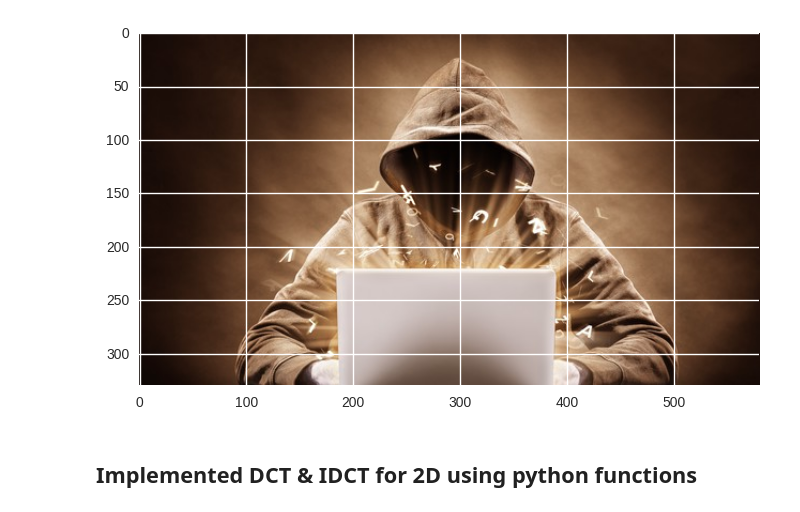
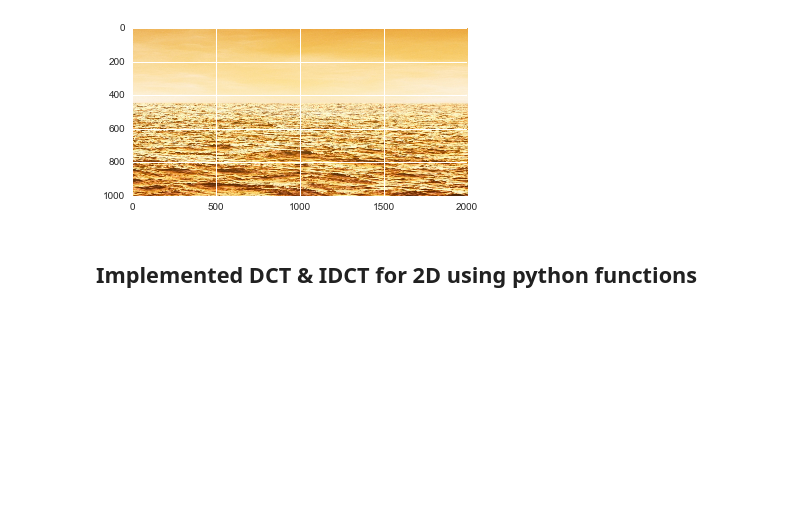
Before and after one commit to nouredd2/chameleon, a Jupyter notebook: How_to_change_coeff.ipynb, the cells around one changed output. Drawn from its saved outputs; the diff is of its cells as text; code cells hidden in the pictures; blank space fills up the shorter version.

```diff
--- a/How_to_change_coeff.ipynb
+++ b/How_to_change_coeff.ipynb
@@ -1,15 +1,16 @@
 # %%
 %matplotlib inline
 import numpy as np
 import cv2
 from matplotlib import pyplot as plt
 from scipy.fftpack import dct,idct
 import seaborn as sea
-img = cv2.imread('hacker.jpg')
+import copy as cp
+img = cv2.imread('ocean.jpg')
 plt.imshow(img)
 plt.show()
 # %% [output]
-[figure, old version]
+[figure, new version]
 # %% [markdown]
 ## Implemented DCT & IDCT for 2D using python functions
 # %%
```
Also changed, not shown: parts of 16 cells of this notebook, 4 other files.
